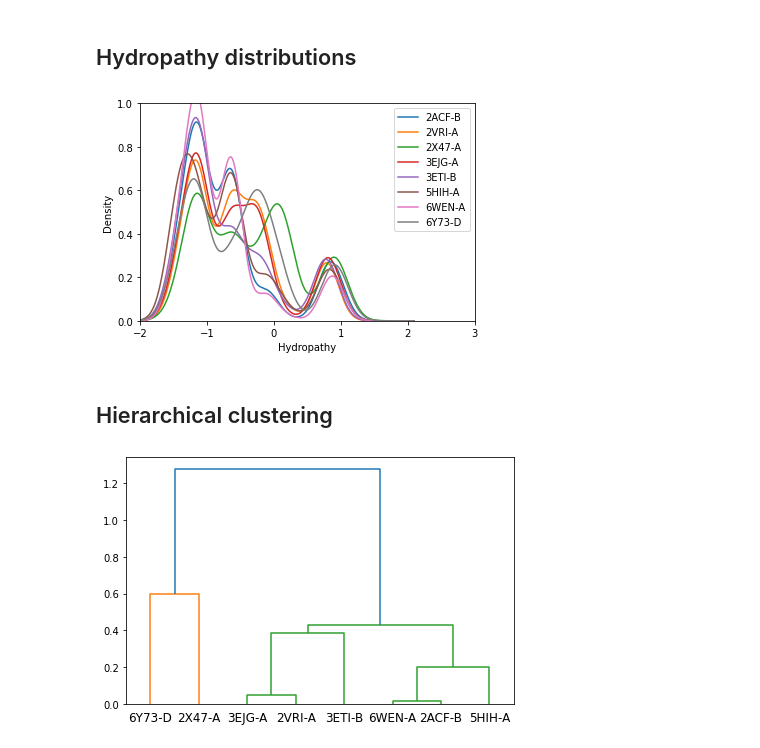
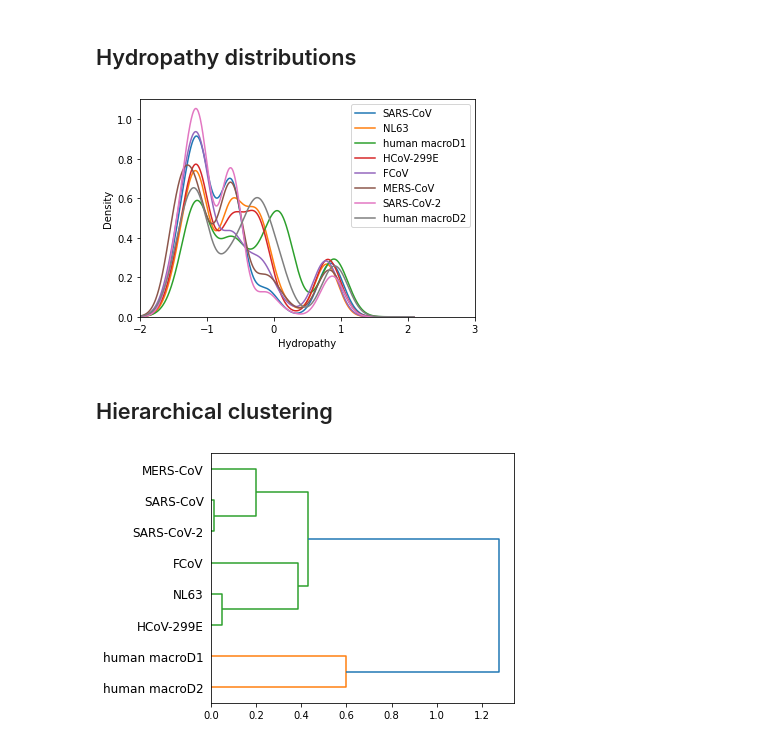
Before and after one commit to LBC-LNBio/pyKVFinder, a Jupyter notebook: etc/examples/evolutive-analysis/evolutive-analysis.ipynb, the cells around one changed output. Drawn from its saved outputs; the diff is of its cells as text; code cells hidden in the pictures.

```diff
--- a/etc/examples/evolutive-analysis/evolutive-analysis.ipynb
+++ b/etc/examples/evolutive-analysis/evolutive-analysis.ipynb
@@ -252,14 +252,33 @@ for pdb in pdbs:
 import scipy
 from scipy.cluster.hierarchy import dendrogram, linkage
 import pandas as pd
+# %%
+# Dictionary
+names = {
+    '2ACF-B': 'SARS-CoV',
+    '2VRI-A': 'NL63',
+    '2X47-A': 'human macroD1',
+    '3EJG-A': 'HCoV-299E',
+    '3ETI-B': 'FCoV',
+    '5HIH-A': 'MERS-CoV',
+    '6WEN-A': 'SARS-CoV-2',
+    '6Y73-D': 'human macroD2',
+}
 # %% [markdown]
 ## Hydropathy distributions
 # %%
-# Plot kde distributions
+# KDE distributions
+
+# Prepare data
 data = pd.DataFrame(hydropathy).replace(0.0, numpy.nan)
+
+# Rename columns
+data.columns = list(names.values())
+
+# Plot KDE distributions
 ax = data.plot.kde()
 ax.set_xlim(-2, 3)
-ax.set_ylim(0, 1)
+ax.set_ylim(0, 1.1)
 ax.set_xlabel('Hydropathy')
 
 # Save to file
@@ -267,23 +286,26 @@ fig = ax.get_figure()
 os.mkdir('./results/plots') if not os.path.exists('./results/plots') else None
 fig.savefig('./results/plots/kde.png', dpi=300)
 # %% [output]
-[figure, old version]
+[figure, new version]
 # %% [markdown]
 ## Hierarchical clustering
 # %%
 # Hierarchical clustering of residues frequency
 
 # Prepare data
 data = pd.DataFrame.from_dict(frequency, orient='index').replace(numpy.nan, 0.0)
 
+# Rename index
+data.index = list(names.values())
+
 # Calculate distances
 linked = linkage(data, method='complete', metric='correlation')
 
 # Create dendogram
-scipy.cluster.hierarchy.dendrogram(linked, orientation='top', labels=data.index, distance_sort='descending', show_leaf_counts=True)
+scipy.cluster.hierarchy.dendrogram(linked, orientation='right', labels=data.index, distance_sort='descending', show_leaf_counts=True)
 
 # Save to file
 plt.tight_layout()
 plt.savefig('./results/plots/dendogram.png', dpi=300)
 # %% [output]
-[figure, old version]
+[figure, new version]
```
Also changed, not shown: parts of 1 cell of this notebook.
